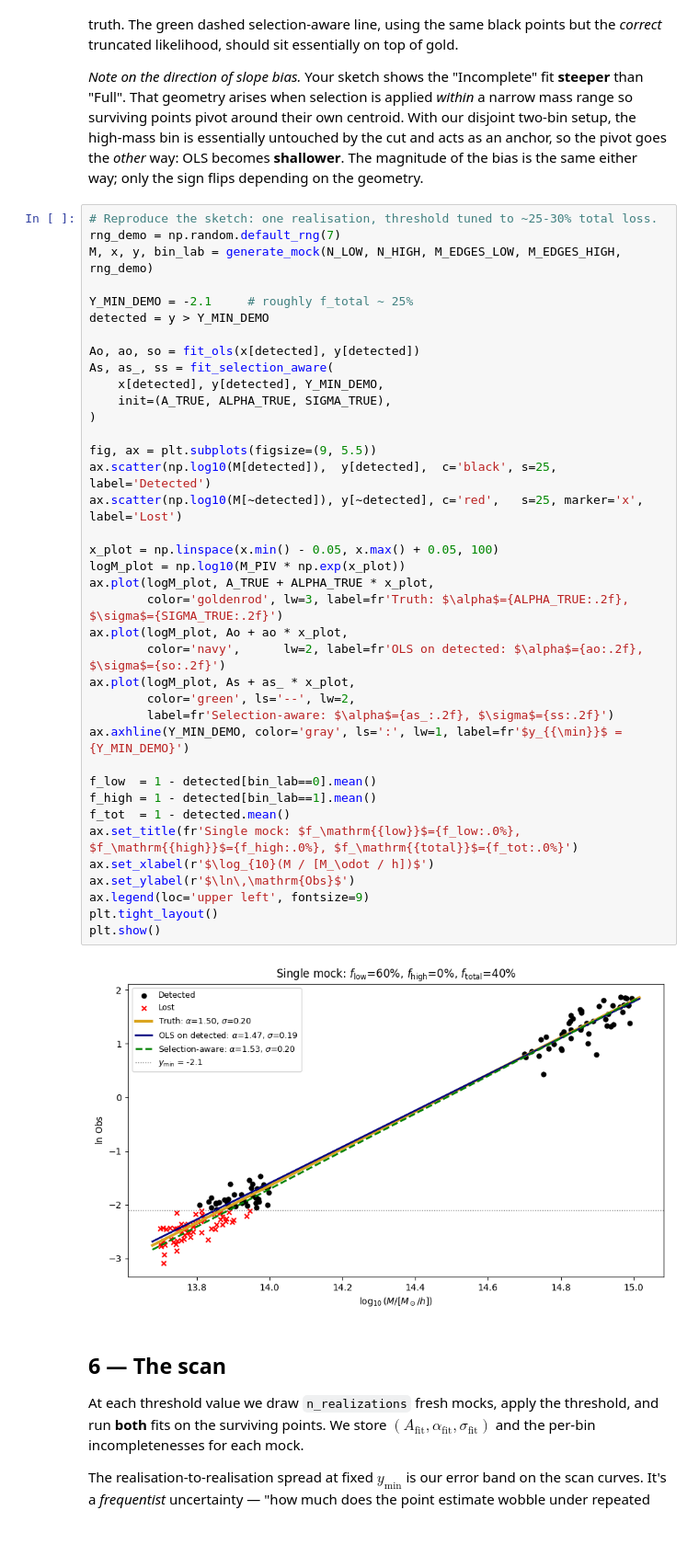
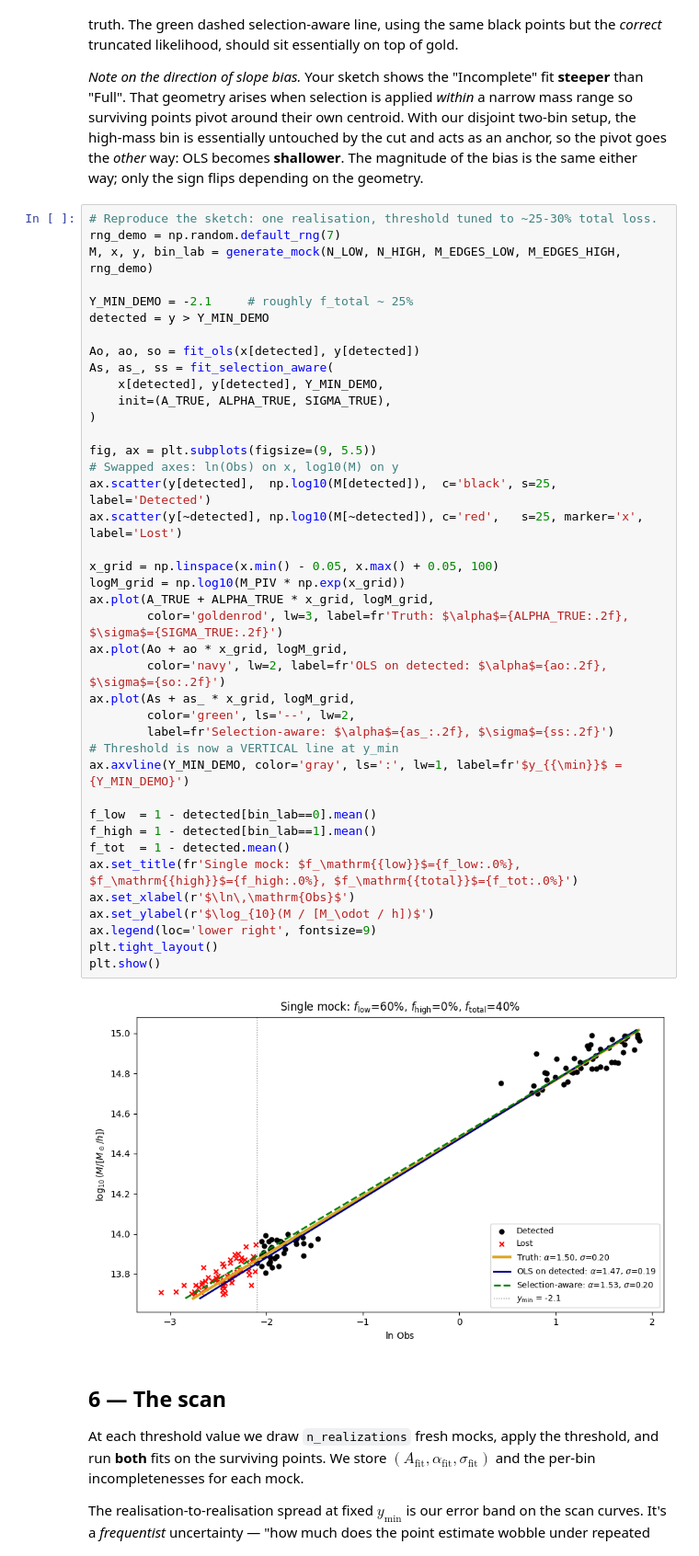
Before and after one commit to xtang126/hmf-mor-forecast, a Jupyter notebook: notebooks/mor_incompleteness_toy.ipynb, the cells around one changed output. Shown at 92% size. Cells and saved outputs as stored; diff of their text form.

```diff
--- a/notebooks/mor_incompleteness_toy.ipynb
+++ b/notebooks/mor_incompleteness_toy.ipynb
@@ -160,43 +160,45 @@ One realisation at a threshold that removes a substantial fraction of the low bi
 # %%
 # Reproduce the sketch: one realisation, threshold tuned to ~25-30% total loss.
 rng_demo = np.random.default_rng(7)
 M, x, y, bin_lab = generate_mock(N_LOW, N_HIGH, M_EDGES_LOW, M_EDGES_HIGH, rng_demo)
 
 Y_MIN_DEMO = -2.1     # roughly f_total ~ 25%
 detected = y > Y_MIN_DEMO
 
 Ao, ao, so = fit_ols(x[detected], y[detected])
 As, as_, ss = fit_selection_aware(
     x[detected], y[detected], Y_MIN_DEMO,
     init=(A_TRUE, ALPHA_TRUE, SIGMA_TRUE),
 )
 
 fig, ax = plt.subplots(figsize=(9, 5.5))
-ax.scatter(np.log10(M[detected]),  y[detected],  c='black', s=25, label='Detected')
-ax.scatter(np.log10(M[~detected]), y[~detected], c='red',   s=25, marker='x', label='Lost')
+# Swapped axes: ln(Obs) on x, log10(M) on y
+ax.scatter(y[detected],  np.log10(M[detected]),  c='black', s=25, label='Detected')
+ax.scatter(y[~detected], np.log10(M[~detected]), c='red',   s=25, marker='x', label='Lost')
 
-x_plot = np.linspace(x.min() - 0.05, x.max() + 0.05, 100)
-logM_plot = np.log10(M_PIV * np.exp(x_plot))
-ax.plot(logM_plot, A_TRUE + ALPHA_TRUE * x_plot,
+x_grid = np.linspace(x.min() - 0.05, x.max() + 0.05, 100)
+logM_grid = np.log10(M_PIV * np.exp(x_grid))
+ax.plot(A_TRUE + ALPHA_TRUE * x_grid, logM_grid,
         color='goldenrod', lw=3, label=fr'Truth: $\alpha$={ALPHA_TRUE:.2f}, $\sigma$={SIGMA_TRUE:.2f}')
-ax.plot(logM_plot, Ao + ao * x_plot,
-        color='navy',      lw=2, label=fr'OLS on detected: $\alpha$={ao:.2f}, $\sigma$={so:.2f}')
-ax.plot(logM_plot, As + as_ * x_plot,
+ax.plot(Ao + ao * x_grid, logM_grid,
+        color='navy', lw=2, label=fr'OLS on detected: $\alpha$={ao:.2f}, $\sigma$={so:.2f}')
+ax.plot(As + as_ * x_grid, logM_grid,
         color='green', ls='--', lw=2,
         label=fr'Selection-aware: $\alpha$={as_:.2f}, $\sigma$={ss:.2f}')
-ax.axhline(Y_MIN_DEMO, color='gray', ls=':', lw=1, label=fr'$y_{{\min}}$ = {Y_MIN_DEMO}')
+# Threshold is now a VERTICAL line at y_min
+ax.axvline(Y_MIN_DEMO, color='gray', ls=':', lw=1, label=fr'$y_{{\min}}$ = {Y_MIN_DEMO}')
 
 f_low  = 1 - detected[bin_lab==0].mean()
 f_high = 1 - detected[bin_lab==1].mean()
 f_tot  = 1 - detected.mean()
 ax.set_title(fr'Single mock: $f_\mathrm{{low}}$={f_low:.0%}, $f_\mathrm{{high}}$={f_high:.0%}, $f_\mathrm{{total}}$={f_tot:.0%}')
-ax.set_xlabel(r'$\log_{10}(M / [M_\odot / h])$')
-ax.set_ylabel(r'$\ln\,\mathrm{Obs}$')
-ax.legend(loc='upper left', fontsize=9)
+ax.set_xlabel(r'$\ln\,\mathrm{Obs}$')
+ax.set_ylabel(r'$\log_{10}(M / [M_\odot / h])$')
+ax.legend(loc='lower right', fontsize=9)
 plt.tight_layout()
 plt.show()
 # %% [output]
-[figure, old version]
+[figure, new version]
 # %% [markdown]
 ## 6 — The scan
 
```
Also changed, not shown: parts of 8 cells of this notebook.
